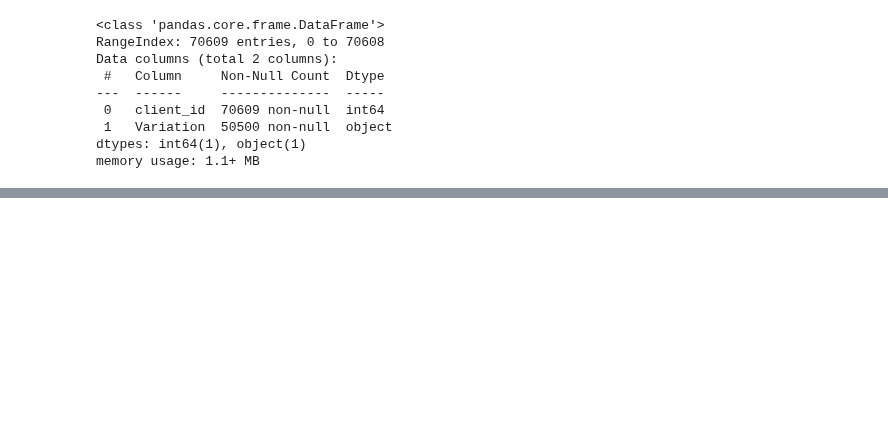
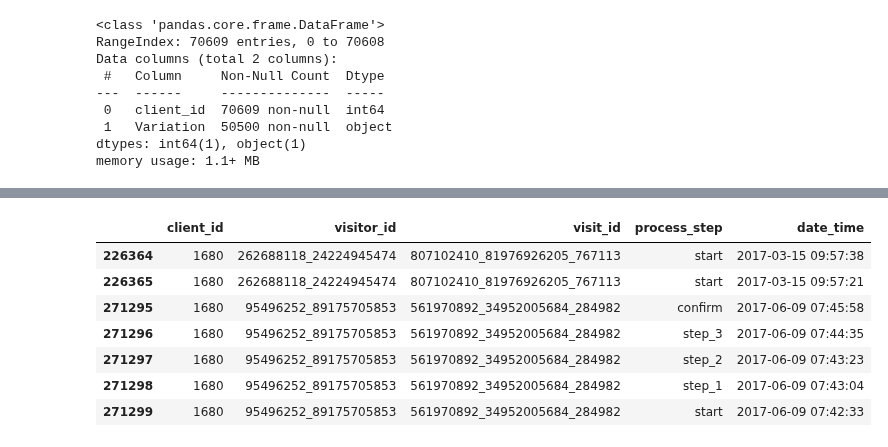
Before and after one commit to SunMax44/vanguard-ab-test, a Jupyter notebook: max_python.ipynb, the cells around one changed output, grey strips where cells are left out. Drawn from its saved outputs; the diff is of its cells as text; code cells hidden in the pictures; blank space fills up the shorter version.

```diff
--- a/max_python.ipynb
+++ b/max_python.ipynb
@@ -204,0 +258,11 @@ df_final_web_data_cc
+# %%
+df_final_web_data_cc[df_final_web_data_cc['client_id'] ==1680]
+# %% [output]
+|  | client_id | visitor_id | visit_id | process_step | date_time |
+| 226364 | 1680 | 262688118_24224945474 | 807102410_81976926205_767113 | start | 2017-03-15 09:57:38 |
+| 226365 | 1680 | 262688118_24224945474 | 807102410_81976926205_767113 | start | 2017-03-15 09:57:21 |
+| 271295 | 1680 | 95496252_89175705853 | 561970892_34952005684_284982 | confirm | 2017-06-09 07:45:58 |
+| 271296 | 1680 | 95496252_89175705853 | 561970892_34952005684_284982 | step_3 | 2017-06-09 07:44:35 |
+| 271297 | 1680 | 95496252_89175705853 | 561970892_34952005684_284982 | step_2 | 2017-06-09 07:43:23 |
+| 271298 | 1680 | 95496252_89175705853 | 561970892_34952005684_284982 | step_1 | 2017-06-09 07:43:04 |
+| 271299 | 1680 | 95496252_89175705853 | 561970892_34952005684_284982 | start | 2017-06-09 07:42:33 |
```
Also changed, not shown: parts of 10 cells of this notebook, 1 other file.
